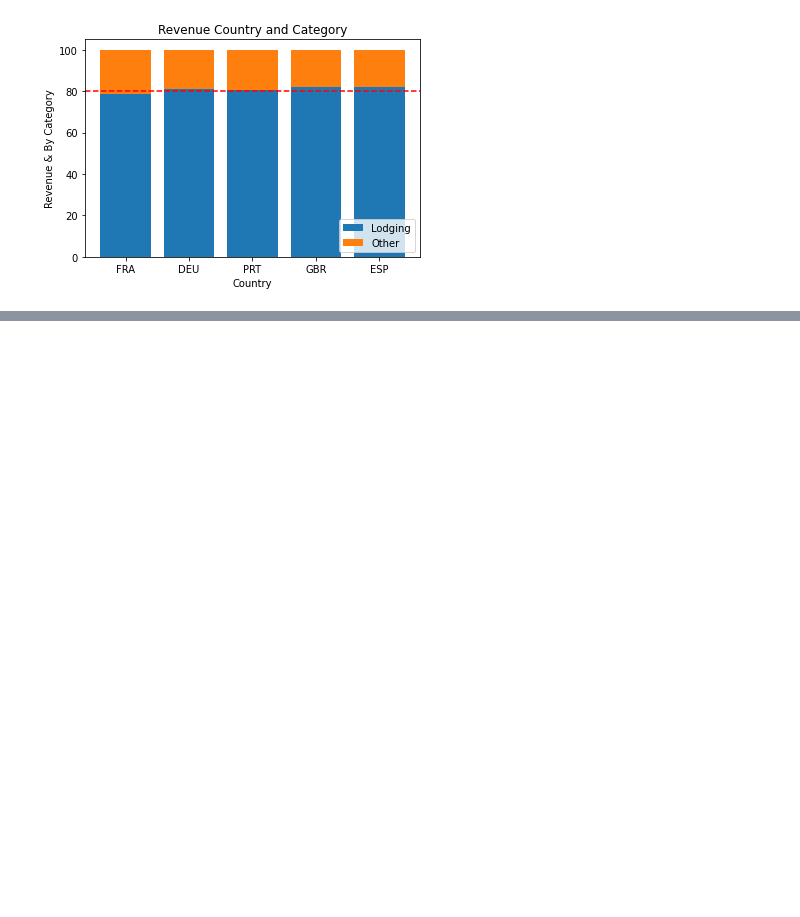
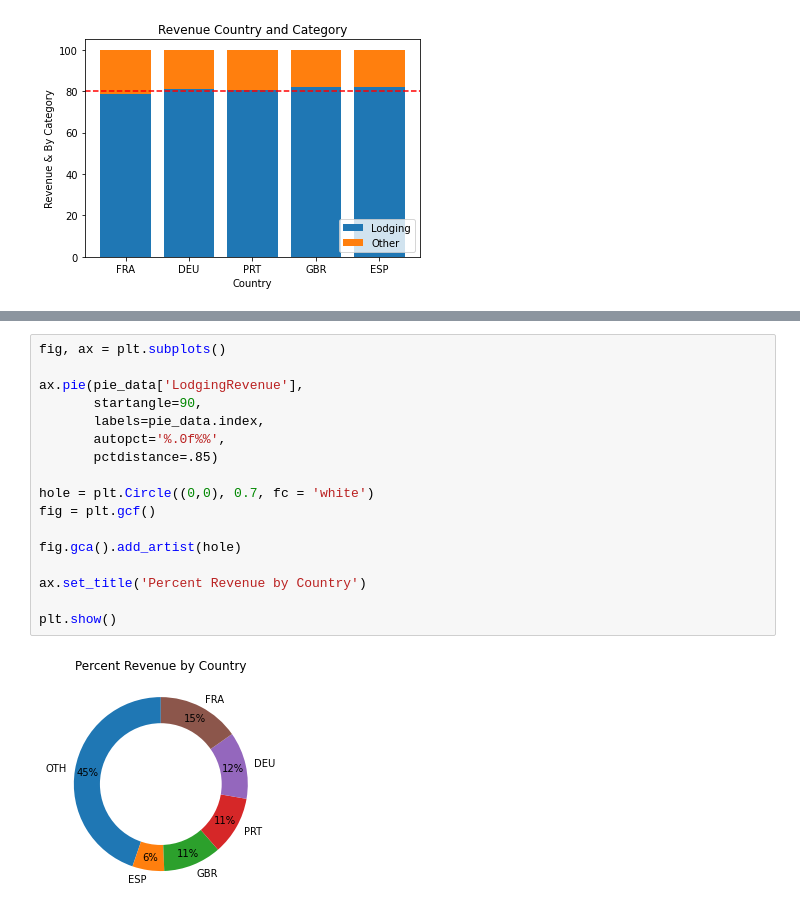
Before and after one commit to naruhikohama/dataviz-python, a Jupyter notebook: assignments.ipynb, the cells around one changed output, grey strips where cells are left out. Cells and saved outputs as stored; diff of their text form; blank space fills up the shorter version.

```diff
--- a/assignments.ipynb
+++ b/assignments.ipynb
@@ -220,0 +285,19 @@ plt.show()
+# %%
+fig, ax = plt.subplots()
+
+ax.pie(pie_data['LodgingRevenue'],
+       startangle=90,
+       labels=pie_data.index,
+       autopct='%.0f%%',
+       pctdistance=.85)
+
+hole = plt.Circle((0,0), 0.7, fc = 'white')
+fig = plt.gcf()
+
+fig.gca().add_artist(hole)
+
+ax.set_title('Percent Revenue by Country')
+
+plt.show()
+# %% [output]
+[figure, added]
```
Also changed, not shown: parts of 6 cells of this notebook.
